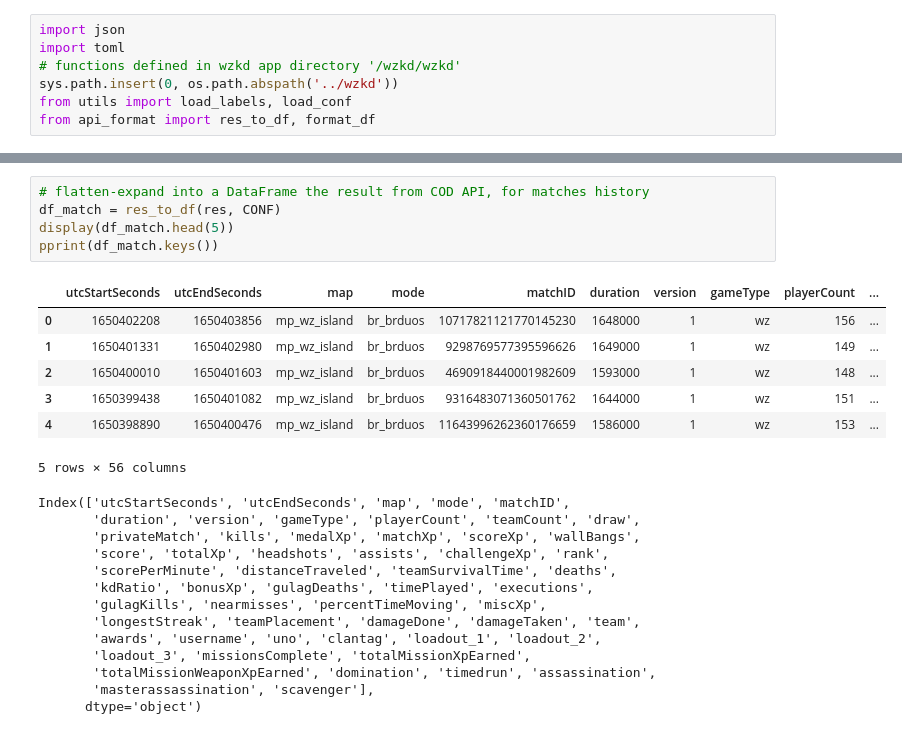
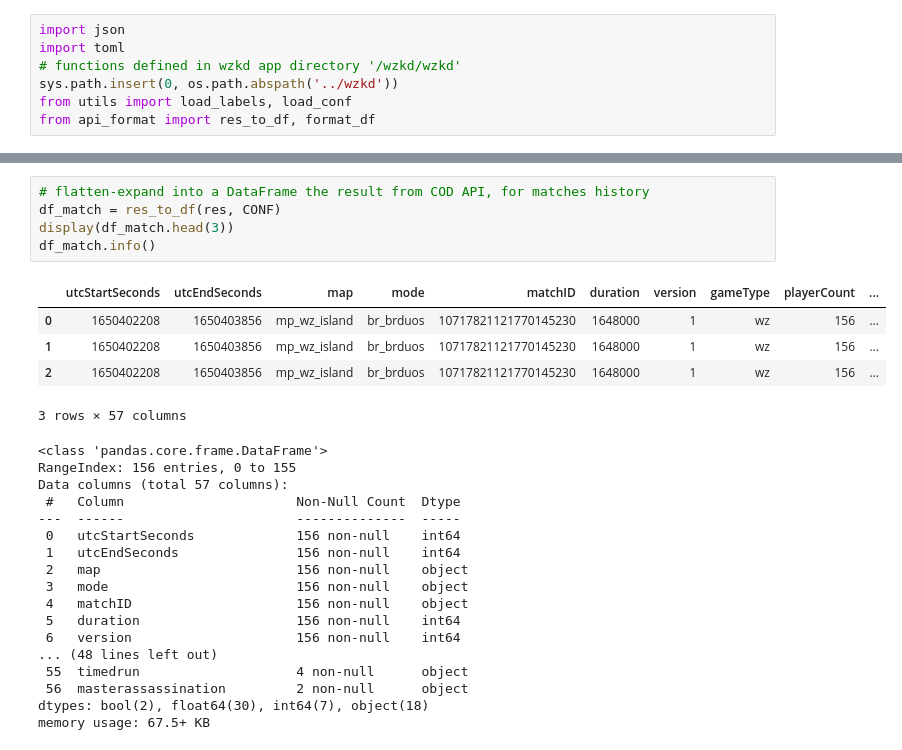
Before and after one commit to matthieuvion/wzkd, a Jupyter notebook: notebooks/format_one_match.ipynb, the cells around one changed output, grey strips where cells are left out. Cells and saved outputs as stored; diff of their text form.

```diff
--- a/notebooks/format_one_match.ipynb
+++ b/notebooks/format_one_match.ipynb
@@ -398,29 +412,31 @@ Index(['utcStartSeconds', 'utcEndSeconds', 'map', 'mode', 'matchID',
 # %%
 # flatten-expand into a DataFrame the result from COD API, for matches history
 df_match = res_to_df(res, CONF)
-display(df_match.head(5))
-pprint(df_match.keys())
+display(df_match.head(3))
+df_match.info()
 # %% [output]
 |  | utcStartSeconds | utcEndSeconds | map | mode | matchID | duration | version | gameType | playerCount | ... |
 | 0 | 1650402208 | 1650403856 | mp_wz_island | br_brduos | 10717821121770145230 | 1648000 | 1 | wz | 156 | ... |
-| 1 | 1650401331 | 1650402980 | mp_wz_island | br_brduos | 9298769577395596626 | 1649000 | 1 | wz | 149 | ... |
-| 2 | 1650400010 | 1650401603 | mp_wz_island | br_brduos | 4690918440001982609 | 1593000 | 1 | wz | 148 | ... |
-| 3 | 1650399438 | 1650401082 | mp_wz_island | br_brduos | 9316483071360501762 | 1644000 | 1 | wz | 151 | ... |
-| 4 | 1650398890 | 1650400476 | mp_wz_island | br_brduos | 11643996262360176659 | 1586000 | 1 | wz | 153 | ... |
+| 1 | 1650402208 | 1650403856 | mp_wz_island | br_brduos | 10717821121770145230 | 1648000 | 1 | wz | 156 | ... |
+| 2 | 1650402208 | 1650403856 | mp_wz_island | br_brduos | 10717821121770145230 | 1648000 | 1 | wz | 156 | ... |
-5 rows × 56 columns
+3 rows × 57 columns
-Index(['utcStartSeconds', 'utcEndSeconds', 'map', 'mode', 'matchID',
-       'duration', 'version', 'gameType', 'playerCount', 'teamCount', 'draw',
-       'privateMatch', 'kills', 'medalXp', 'matchXp', 'scoreXp', 'wallBangs',
-       'score', 'totalXp', 'headshots', 'assists', 'challengeXp', 'rank',
-       'scorePerMinute', 'distanceTraveled', 'teamSurvivalTime', 'deaths',
-       'kdRatio', 'bonusXp', 'gulagDeaths', 'timePlayed', 'executions',
-       'gulagKills', 'nearmisses', 'percentTimeMoving', 'miscXp',
-       'longestStreak', 'teamPlacement', 'damageDone', 'damageTaken', 'team',
-       'awards', 'username', 'uno', 'clantag', 'loadout_1', 'loadout_2',
-       'loadout_3', 'missionsComplete', 'totalMissionXpEarned',
-       'totalMissionWeaponXpEarned', 'domination', 'timedrun', 'assassination',
-       'masterassassination', 'scavenger'],
-      dtype='object')
+<class 'pandas.core.frame.DataFrame'>
+RangeIndex: 156 entries, 0 to 155
+Data columns (total 57 columns):
+ #   Column                      Non-Null Count  Dtype
+---  ------                      --------------  -----
+ 0   utcStartSeconds             156 non-null    int64
+ 1   utcEndSeconds               156 non-null    int64
+ 2   map                         156 non-null    object
+ 3   mode                        156 non-null    object
+ 4   matchID                     156 non-null    object
+ 5   duration                    156 non-null    int64
+ 6   version                     156 non-null    int64
+... (48 lines left out)
+ 55  timedrun                    4 non-null      object
+ 56  masterassassination         2 non-null      object
+dtypes: bool(2), float64(30), int64(7), object(18)
+memory usage: 67.5+ KB
 # %%
 # make the stats human-readable and parse some values (weapons, games modes)
 df_formatted = format_df(df_match,CONF, LABELS)
```
Also changed, not shown: parts of 3 cells of this notebook, 2 other files.
